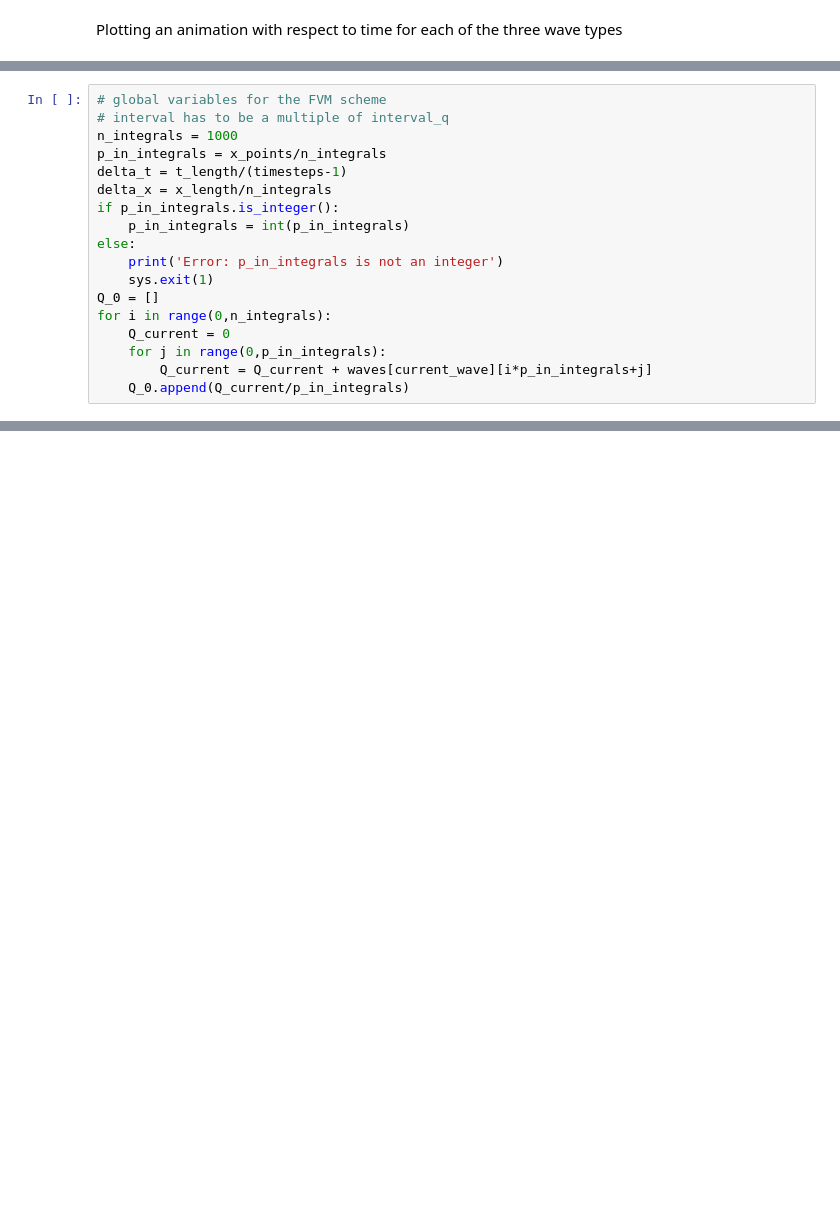
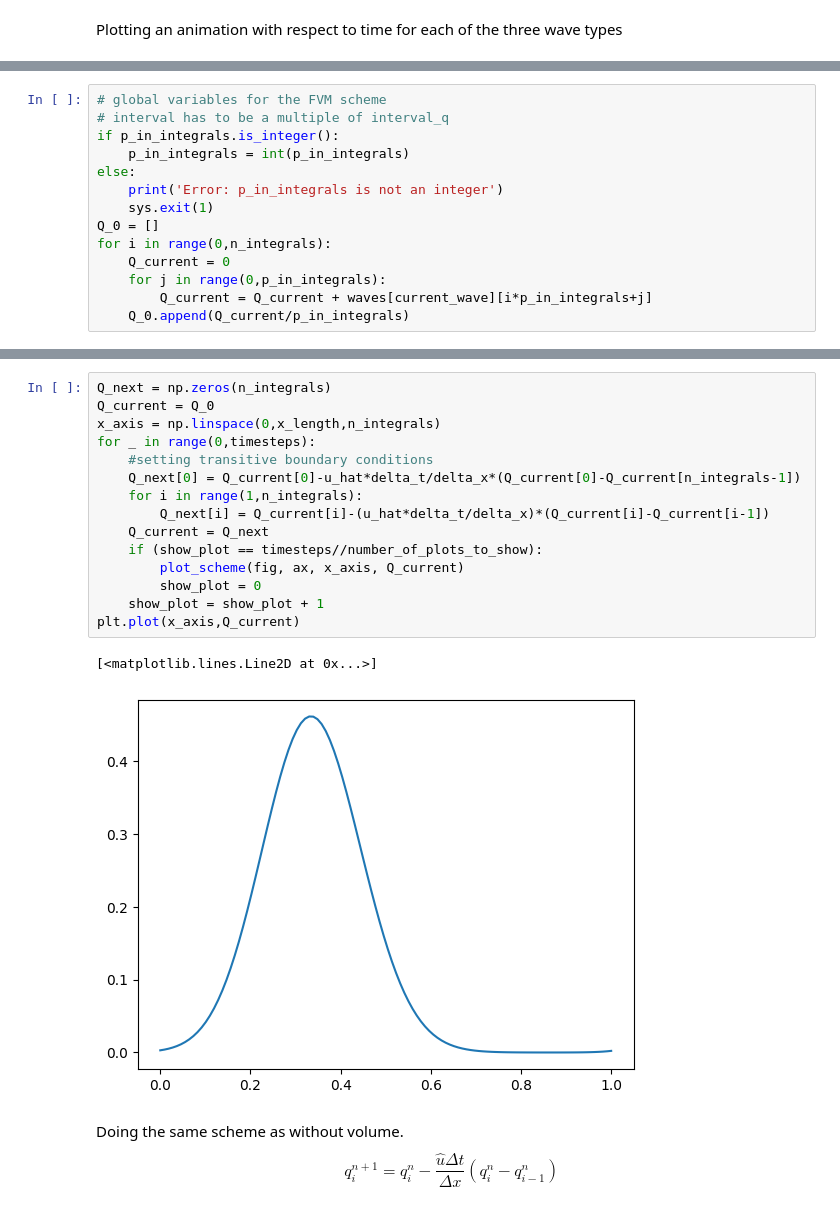
Before and after one commit to s204496/code_for_bachelor, a Jupyter notebook: 1D_advection_exact.ipynb, the cells around one changed output, grey strips where cells are left out. Drawn from its saved outputs; the diff is of its cells as text; blank space fills up the shorter version.

```diff
--- a/1D_advection_exact.ipynb
+++ b/1D_advection_exact.ipynb
@@ -104,10 +160,6 @@ We start by setting the grid into 1000 intervals.
 # %%
 # global variables for the FVM scheme
 # interval has to be a multiple of interval_q
-n_integrals = 1000
-p_in_integrals = x_points/n_integrals
-delta_t = t_length/(timesteps-1)
-delta_x = x_length/n_integrals
 if p_in_integrals.is_integer():
     p_in_integrals = int(p_in_integrals)
 else:
@@ -123,0 +176,21 @@ We do the upwind method for the advection equation:
+# %%
+Q_next = np.zeros(n_integrals)
+Q_current = Q_0
+x_axis = np.linspace(0,x_length,n_integrals)
+for _ in range(0,timesteps):
+    #setting transitive boundary conditions
+    Q_next[0] = Q_current[0]-u_hat*delta_t/delta_x*(Q_current[0]-Q_current[n_integrals-1])
+    for i in range(1,n_integrals):
+        Q_next[i] = Q_current[i]-(u_hat*delta_t/delta_x)*(Q_current[i]-Q_current[i-1])
+    Q_current = Q_next
+    if (show_plot == timesteps//number_of_plots_to_show):
+        plot_scheme(fig, ax, x_axis, Q_current)
+        show_plot = 0
+    show_plot = show_plot + 1
+plt.plot(x_axis,Q_current)
+# %% [output]
+[<matplotlib.lines.Line2D at 0x...>]
+[figure, added]
+# %% [markdown]
+Doing the same scheme as without volume.
+$$ q_i^{n+1}=q_i^n-\frac{\hat{u}\Delta t}{\Delta x}(q_{i}^n-q_{i-1}^n)$$
```
Also changed, not shown: parts of 28 cells of this notebook, 4 other files.
